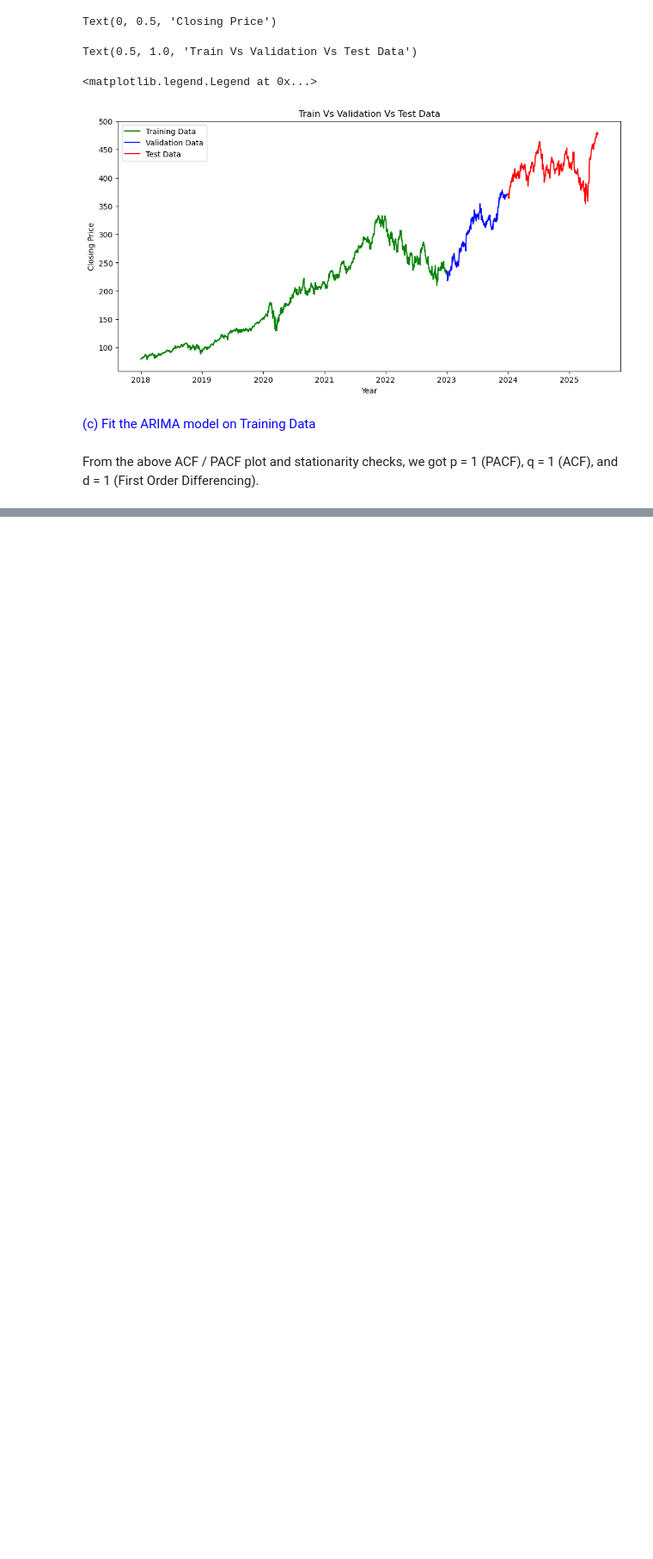
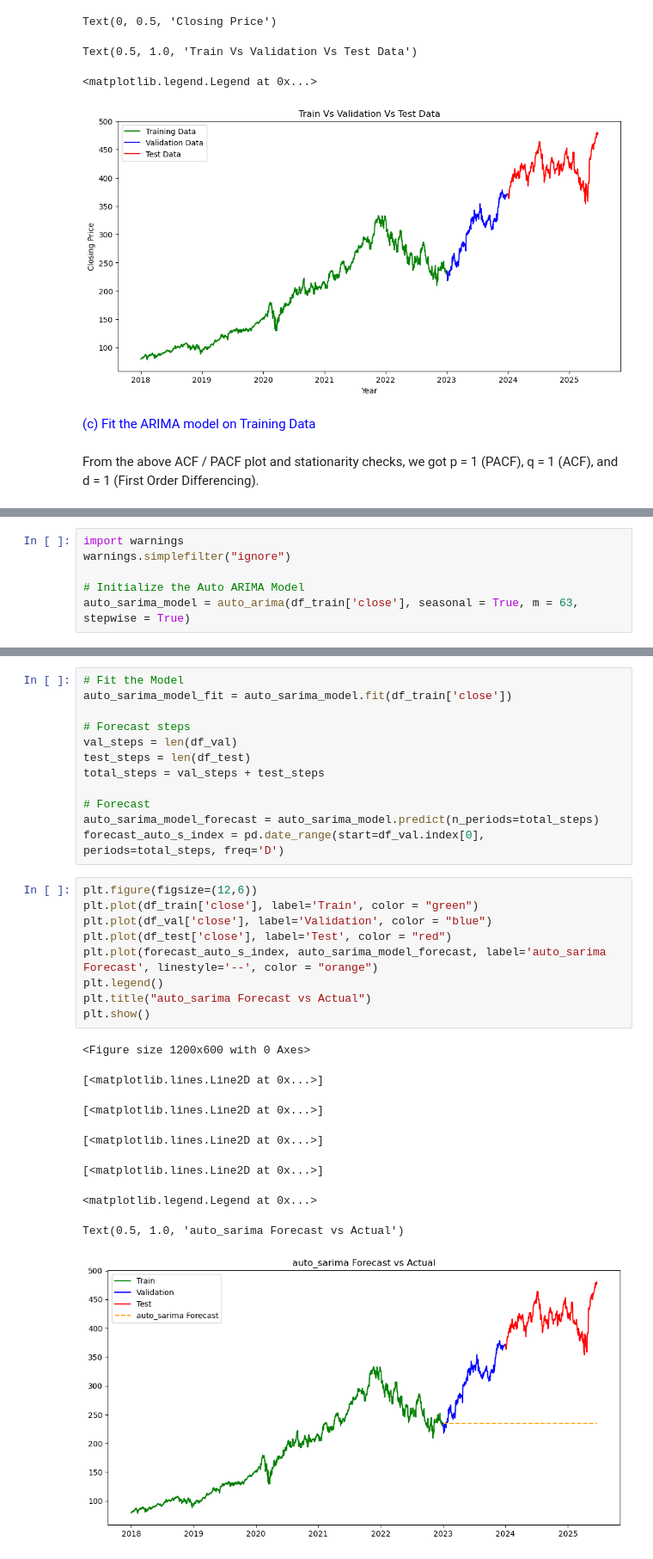
Before and after one commit to reemikadas/Time-Series-Analysis-of-Microsoft-Stock, a Jupyter notebook: Time Series Analysis of Microsoft Stock.ipynb, the cells around one changed output, grey strips where cells are left out. Shown at 86% size. Drawn from its saved outputs; the diff is of its cells as text; blank space fills up the shorter version.

```diff
--- a/Time Series Analysis of Microsoft Stock.ipynb
+++ b/Time Series Analysis of Microsoft Stock.ipynb
@@ -804,0 +1344,6 @@ Warnings:
+# %%
+import warnings
+warnings.simplefilter("ignore")
+
+# Initialize the Auto ARIMA Model
+auto_sarima_model = auto_arima(df_train['close'], seasonal = True, m = 63, stepwise = True)
@@ -804,0 +1371,30 @@ Warnings:
+# %%
+# Fit the Model
+auto_sarima_model_fit = auto_sarima_model.fit(df_train['close'])
+
+# Forecast steps
+val_steps = len(df_val)
+test_steps = len(df_test)
+total_steps = val_steps + test_steps
+
+# Forecast
+auto_sarima_model_forecast = auto_sarima_model.predict(n_periods=total_steps)
+forecast_auto_s_index = pd.date_range(start=df_val.index[0], periods=total_steps, freq='D')
+# %%
+plt.figure(figsize=(12,6))
+plt.plot(df_train['close'], label='Train', color = "green")
+plt.plot(df_val['close'], label='Validation', color = "blue")
+plt.plot(df_test['close'], label='Test', color = "red")
+plt.plot(forecast_auto_s_index, auto_sarima_model_forecast, label='auto_sarima Forecast', linestyle='--', color = "orange")
+plt.legend()
+plt.title("auto_sarima Forecast vs Actual")
+plt.show()
+# %% [output]
+<Figure size 1200x600 with 0 Axes>
+[<matplotlib.lines.Line2D at 0x...>]
+[<matplotlib.lines.Line2D at 0x...>]
+[<matplotlib.lines.Line2D at 0x...>]
+[<matplotlib.lines.Line2D at 0x...>]
+<matplotlib.legend.Legend at 0x...>
+Text(0.5, 1.0, 'auto_sarima Forecast vs Actual')
+[figure, added]
```
Also changed, not shown: parts of 90 cells of this notebook, 1 other file.
